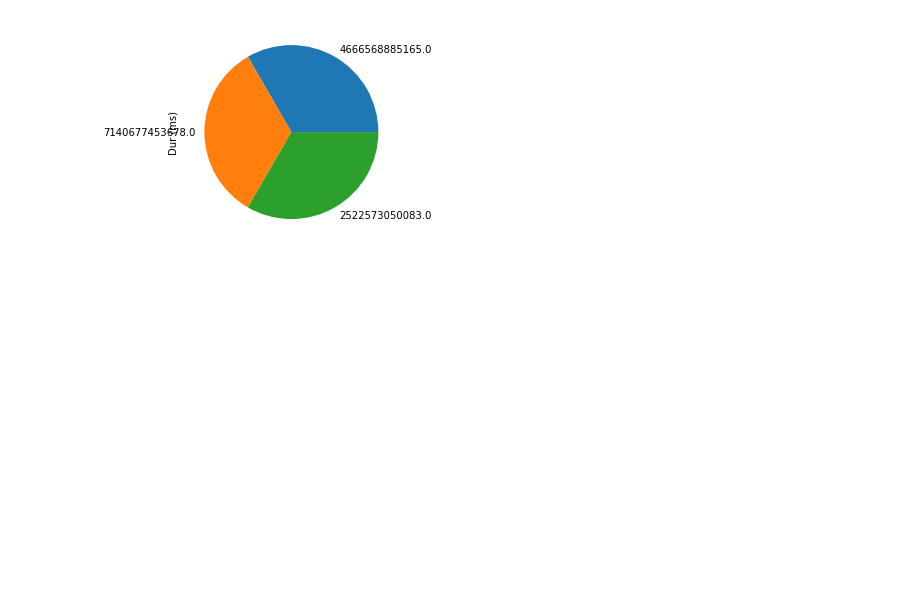
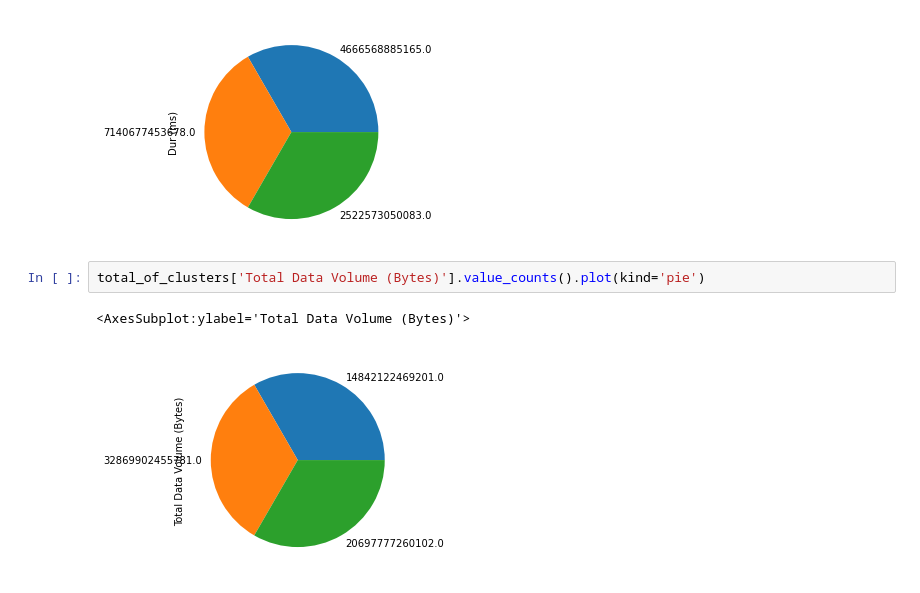
Before and after one commit to zelalemshiferaw/Telecommunication-Data-Analysis, a Jupyter notebook: notebooks/User Engagement Analysis.ipynb, the cells around one changed output. Saved outputs shown, nothing was run; the diff lists cells and outputs as text; blank space fills up the shorter version.

Commit message:
Depicting clustering

```diff
--- a/notebooks/User Engagement Analysis.ipynb
+++ b/notebooks/User Engagement Analysis.ipynb
@@ -311,3 +311,8 @@ total_of_clusters['Dur (ms)'].value_counts().plot(kind='pie')
 # %% [output]
 <AxesSubplot:ylabel='Dur (ms)'>
 [figure]
+# %%
+total_of_clusters['Total Data Volume (Bytes)'].value_counts().plot(kind='pie')
+# %% [output]
+<AxesSubplot:ylabel='Total Data Volume (Bytes)'>
+[figure, added]
```
Also changed, not shown: parts of 1 cell of this notebook, 1 other file.
